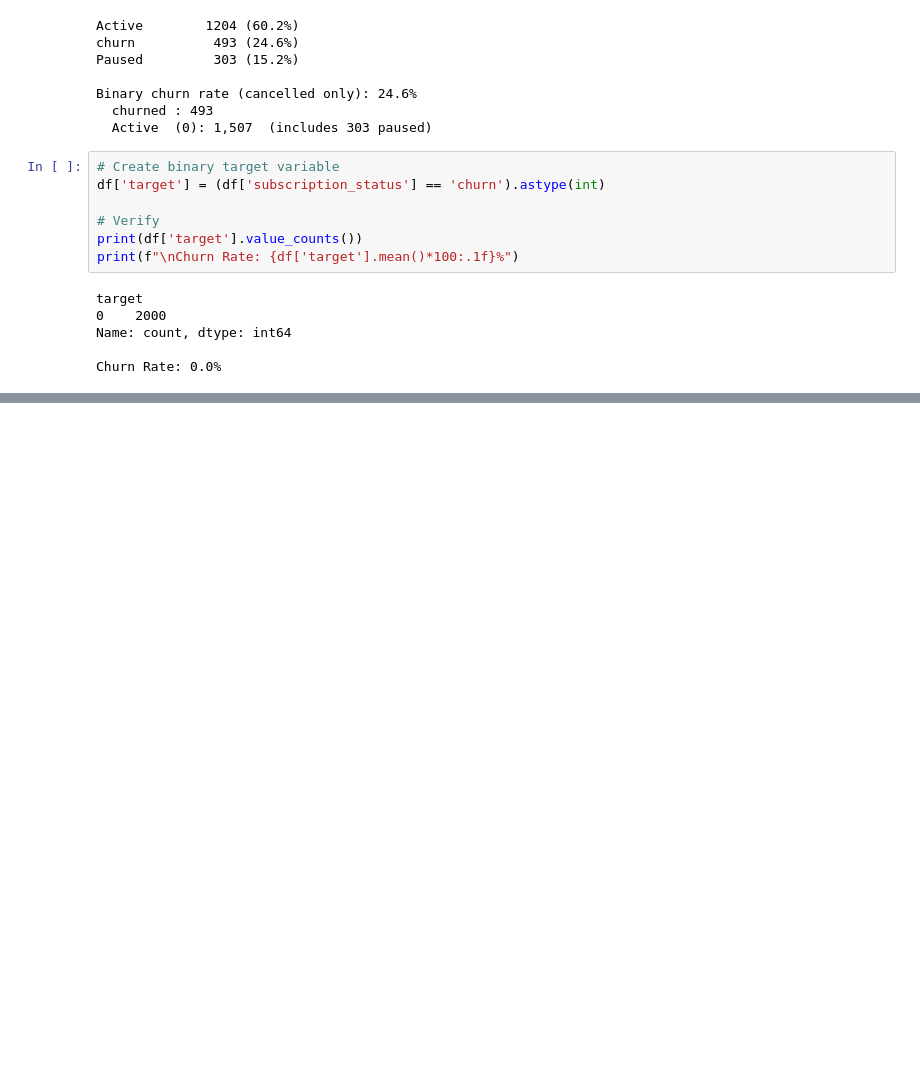
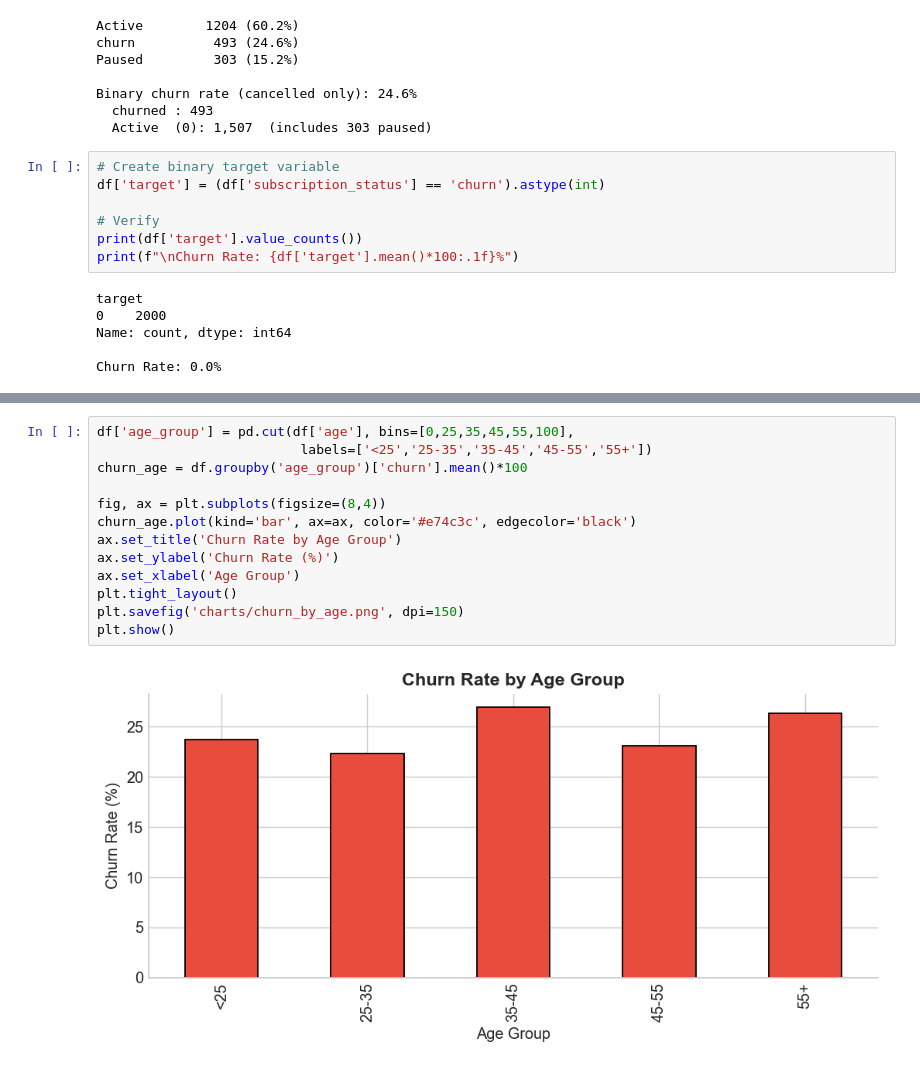
Before and after one commit to shivakumarkadagad25-glitch/customer-churn-analysis, a Jupyter notebook: EDA.Ipynb, the cells around one changed output, grey strips where cells are left out. Saved outputs shown, nothing was run; the diff lists cells and outputs as text; blank space fills up the shorter version.

```diff
--- a/EDA.Ipynb
+++ b/EDA.Ipynb
@@ -163,0 +180,15 @@ Churn Rate: 0.0%
+# %%
+df['age_group'] = pd.cut(df['age'], bins=[0,25,35,45,55,100],
+                          labels=['<25','25-35','35-45','45-55','55+'])
+churn_age = df.groupby('age_group')['churn'].mean()*100
+
+fig, ax = plt.subplots(figsize=(8,4))
+churn_age.plot(kind='bar', ax=ax, color='#e74c3c', edgecolor='black')
+ax.set_title('Churn Rate by Age Group')
+ax.set_ylabel('Churn Rate (%)')
+ax.set_xlabel('Age Group')
+plt.tight_layout()
+plt.savefig('charts/churn_by_age.png', dpi=150)
+plt.show()
+# %% [output]
+[figure, added]
```
Also changed, not shown: parts of 9 cells of this notebook, 3 other files.
